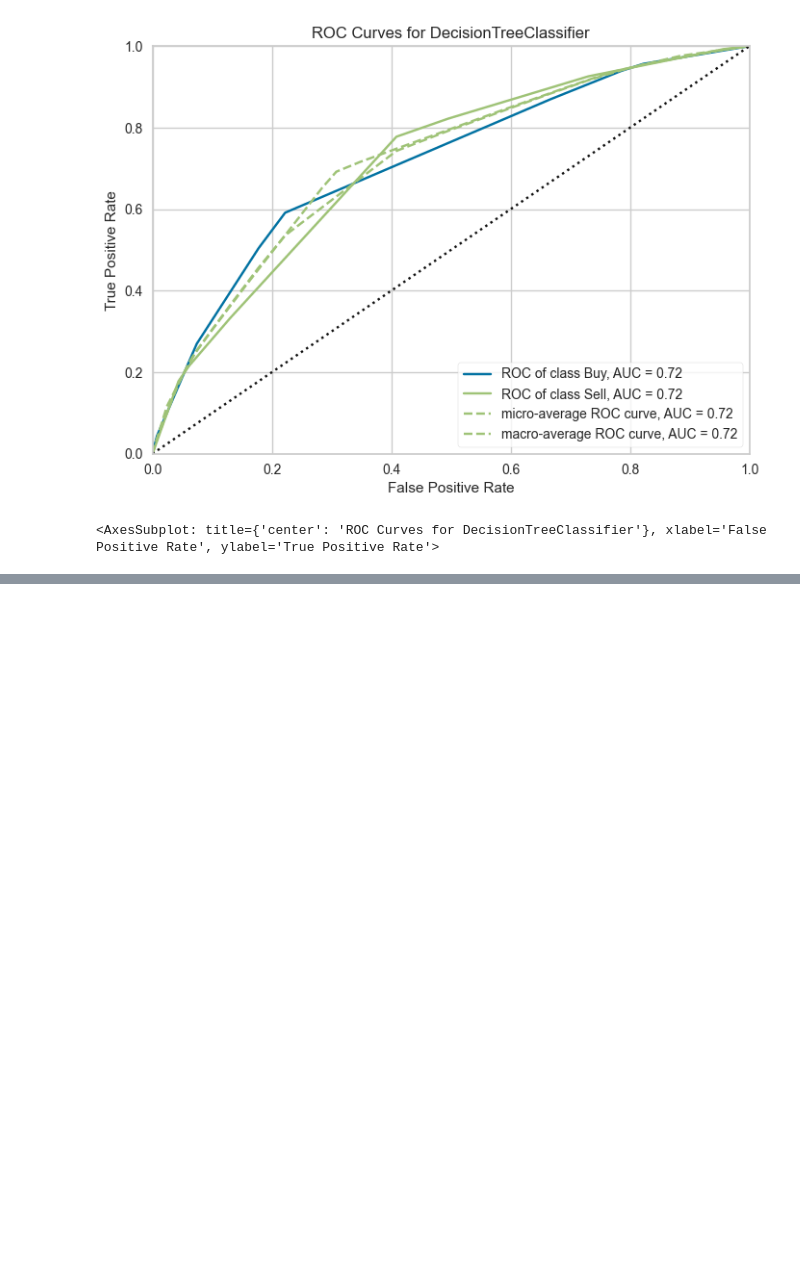
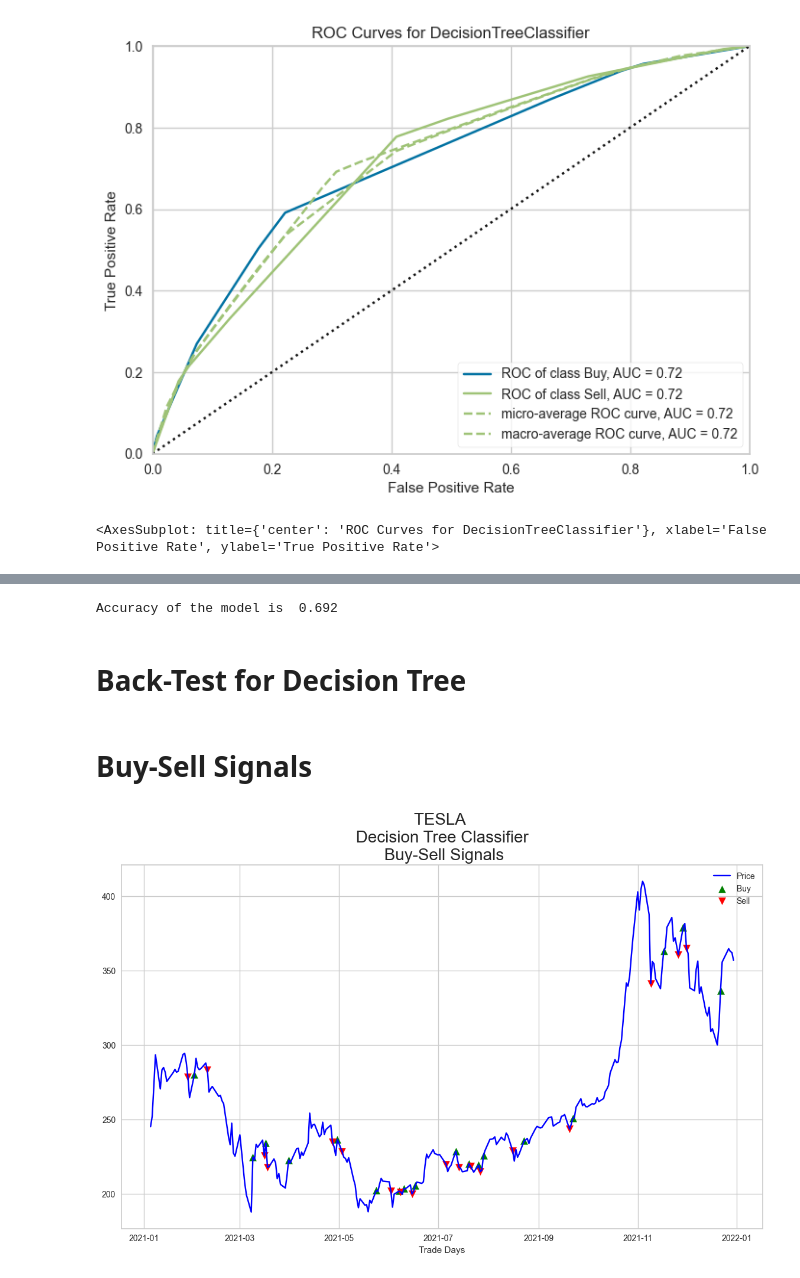
Before and after one commit to batuhanmtl/Time-Series-Analysis, a Jupyter notebook: Multivariate Regression/StockPricePrediction.ipynb, the cells around one changed output, grey strips where cells are left out. Saved outputs shown, nothing was run; the diff lists cells and outputs as text; code cells hidden in the pictures; blank space fills up the shorter version.

Commit message:
stock price predict

```diff
--- a/Multivariate Regression/StockPricePrediction.ipynb
+++ b/Multivariate Regression/StockPricePrediction.ipynb
@@ -551,0 +554,36 @@ rc.poof()
+# %%
+df["prediction_signal"] = final_clf.predict(X)
+# %%
+print("Accuracy of the model is ",accuracy_score(df["target_cls"],df["prediction_signal"]))
+# %% [output]
+Accuracy of the model is  0.692
+# %% [markdown]
+# Back-Test for Decision Tree
+# %%
+df["buy_dt"] = np.where((df["prediction_signal"]==1) &
+                        (df["prediction_signal"].shift(1)==0),1,0)
+
+df["sell_dt"] = np.where((df["prediction_signal"]==0) &
+                         (df["prediction_signal"].shift(1)==1),1,0)
+
+df["buy_dt_ind"] = np.where((df["buy_dt"] > df["buy_dt"].shift(1)),1,0)
+
+df["sell_dt_ind"] = np.where((df["sell_dt"] > df["sell_dt"].shift(1)),1,0)
+# %% [markdown]
+# Buy-Sell Signals
+# %%
+fig1 = plt.figure(figsize=(14,8))
+plt.plot(df["price"],label="Price",color='blue')
+plt.scatter(df.loc[df["buy_dt_ind"] == 1].index,
+            df.loc[df["buy_dt_ind"] == 1,"price"].values, color='green', marker='^', s=75, label="Buy")
+
+plt.scatter(df.loc[df["sell_dt_ind"] == 1].index,
+            df.loc[df["sell_dt_ind"] == 1,"price"].values, color='red', marker='v', s=75, label="Sell")
+
+plt.legend(loc='best')
+plt.grid(True)
+plt.xlabel('Trade Days')
+plt.title('TESLA \n Decision Tree Classifier \n Buy-Sell Signals', fontsize=20)
+plt.show()
+# %% [output]
+[figure, added]
```
Also changed, not shown: parts of 1 cell of this notebook.
